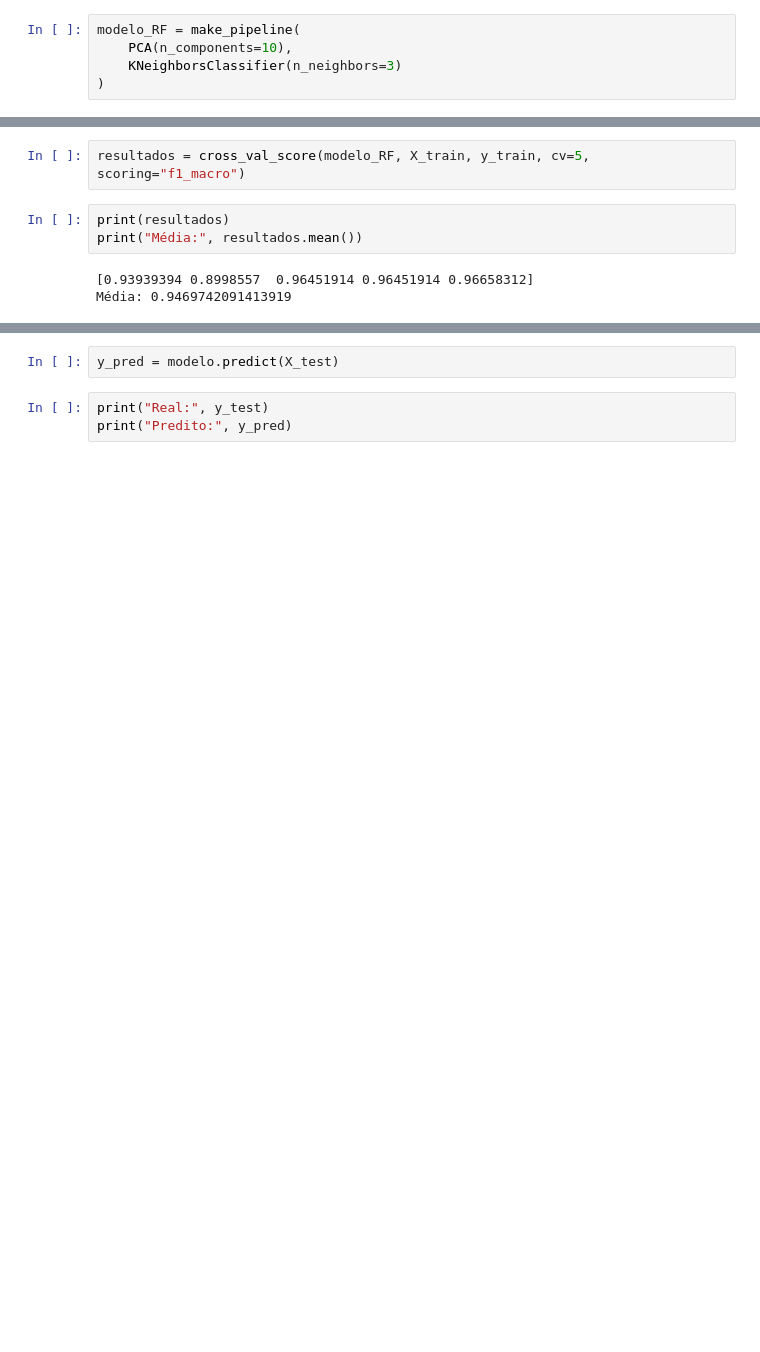
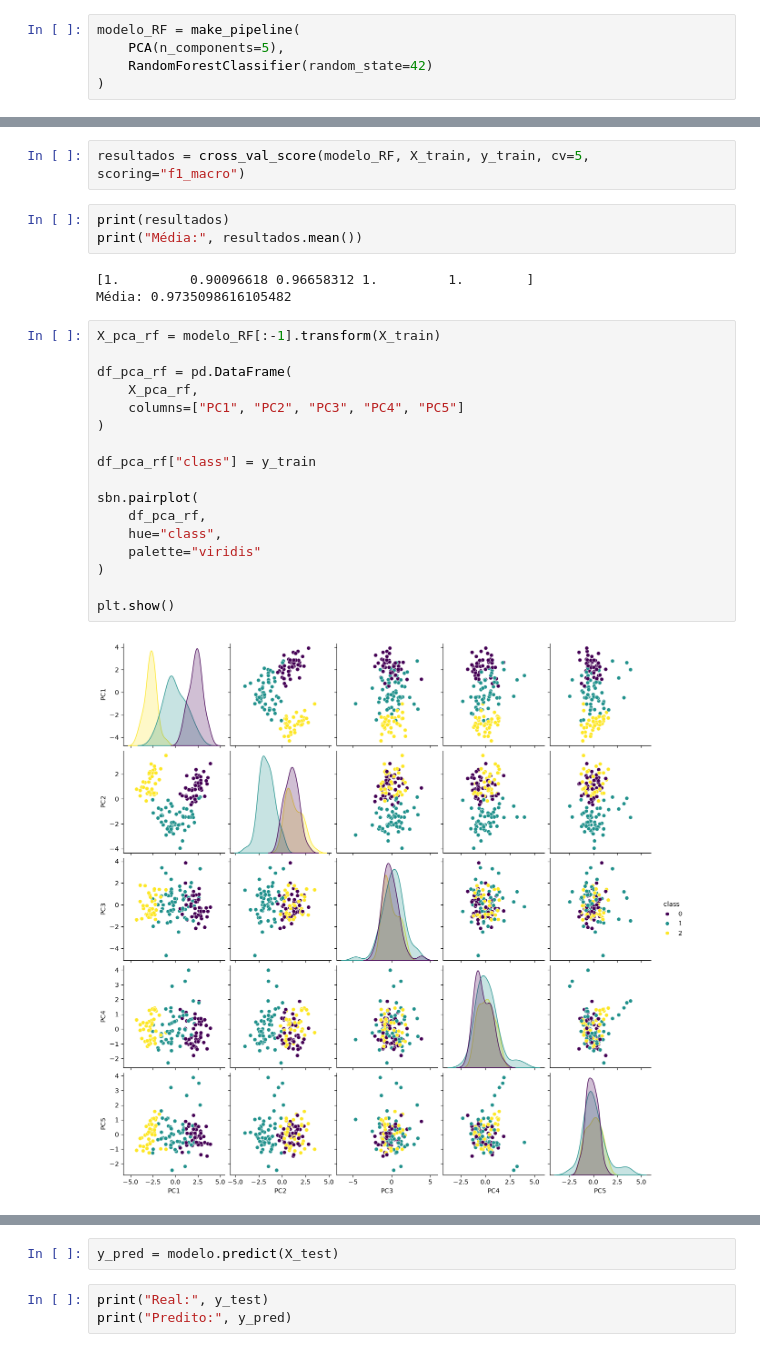
Before and after one commit to Hawkie06/BootcampIA, a Jupyter notebook: aprendendo_machineL/wine.ipynb, the cells around one changed output, grey strips where cells are left out. Drawn from its saved outputs; the diff is of its cells as text; blank space fills up the shorter version.

```diff
--- a/aprendendo_machineL/wine.ipynb
+++ b/aprendendo_machineL/wine.ipynb
@@ -107,8 +107,8 @@ print(pca.explained_variance_ratio_.sum() * 100)
 -----------------------------------------------------------------------------------------------------------------------------------------------------
 # %%
 modelo_RF = make_pipeline(
-    PCA(n_components=10),
-    KNeighborsClassifier(n_neighbors=3)
+    PCA(n_components=5),
+    RandomForestClassifier(random_state=42)
 )
 # %%
 modelo_RF.fit(X_train, y_train)
@@ -151,5 +152,24 @@ resultados = cross_val_score(modelo_RF, X_train, y_train, cv=5, scoring="f1_macr
 print(resultados)
 print("Média:", resultados.mean())
 # %% [output]
-[0.93939394 0.8998557  0.96451914 0.96451914 0.96658312]
-Média: 0.9469742091413919
+[1.         0.90096618 0.96658312 1.         1.        ]
+Média: 0.9735098616105482
+# %%
+X_pca_rf = modelo_RF[:-1].transform(X_train)
+
+df_pca_rf = pd.DataFrame(
+    X_pca_rf,
+    columns=["PC1", "PC2", "PC3", "PC4", "PC5"]
+)
+
+df_pca_rf["class"] = y_train
+
+sbn.pairplot(
+    df_pca_rf,
+    hue="class",
+    palette="viridis"
+)
+
+plt.show()
+# %% [output]
+[figure, added]
```
Also changed, not shown: parts of 13 cells of this notebook.
